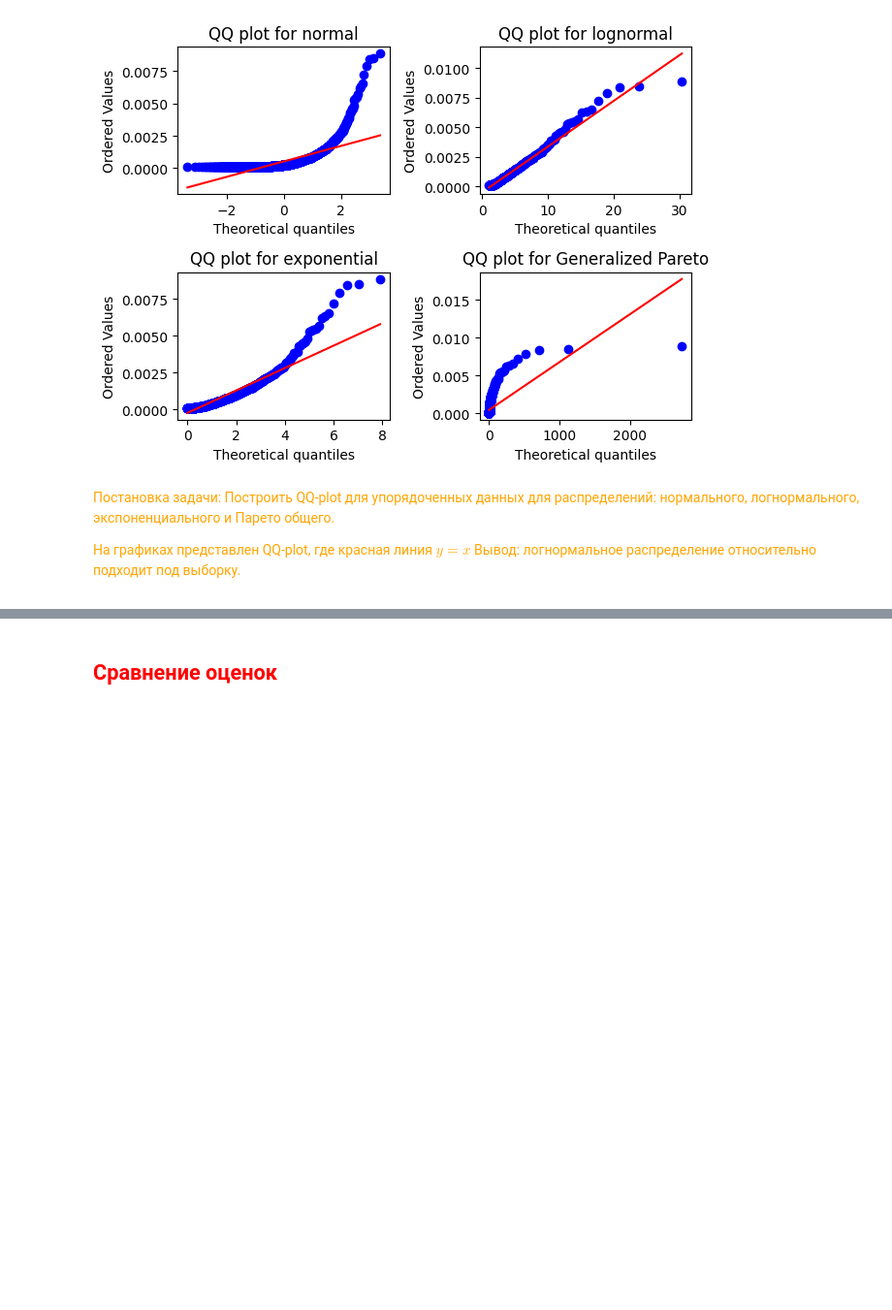
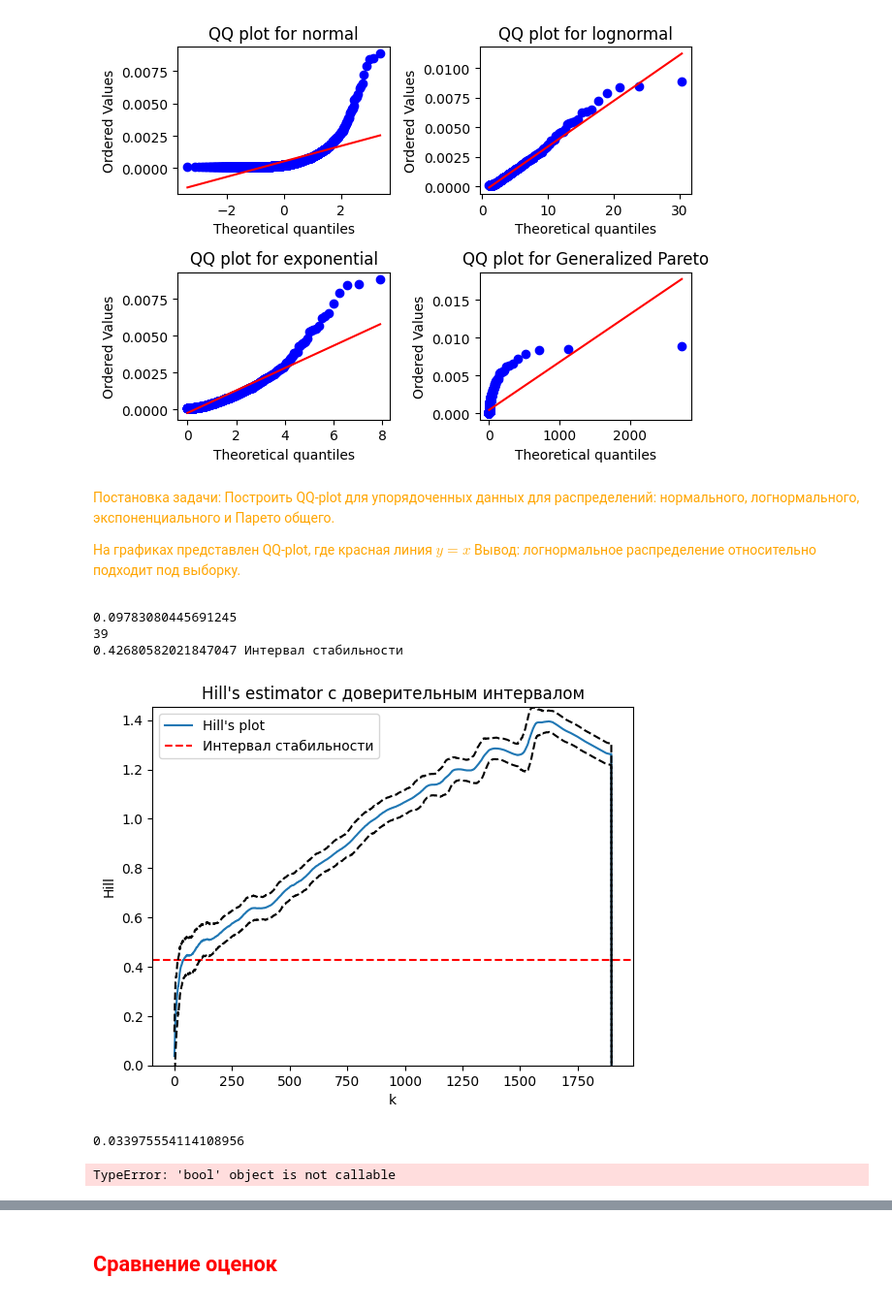
Before and after one commit to Mikhaelyes/Diploma, a Jupyter notebook: Programs/Real_graph.ipynb, the cells around one changed output, grey strips where cells are left out. Shown: that part at 97% size. Cells and saved outputs as stored; diff of their text form; code cells hidden in the pictures; blank space fills up the shorter version.

```diff
--- a/Programs/Real_graph.ipynb
+++ b/Programs/Real_graph.ipynb
@@ -182,6 +182,38 @@ def plot_est(Data, label='Data'):
 
     # plt.savefig(my_path + "/Text" + '/Imagines' + '/' + label)
     plt.show()
+# %%
+def plot_est_bs(input, name='Hill', print=False):
+    val_mean = input[0]
+    val_dn = input[1]
+    val_up = input[2]
+    legend = []
+    n = len(val_mean)
+
+    k_find = pm.eye_ball(val_mean)
+    print(k_find)
+    y = val_mean[k_find]
+    x = np.arange(val_up.size)
+
+    plt.plot(val_mean)
+    legend.append(f"{name}'s plot")
+
+    plt.axhline(y, color = 'r', linestyle="--")
+    legend.append(f"Интервал стабильности")
+    print(f"{y} Интервал стабильности")
+    plt.plot(x, val_up, 'k--')
+    plt.plot(x, val_dn, 'k--')
+
+    plt.ylim(np.min(val_mean[int(n/20):int(0.95*n)]), np.max(val_mean[int(n/20):int(0.95*n)]))
+
+    plt.xlabel('k') #Подпись для оси х
+    plt.ylabel(name) #Подпись для оси y
+    plt.legend(legend, loc="upper left")
+    plt.title(f"{name}'s estimator с доверительным интервалом") #Название
+    if print:
+        plt.savefig(my_path + "/Text" + '/Imagines' + '/' + name)
+
+    plt.show()
 # %%
 GammaH = pm.hill(X)
 REst = pm.ratio_estimator(X)
@@ -196,3 +228,6 @@ num_gamma = pm.mixed_moment(X)
 # plot_est(GammaUH, label='UH_estimator')
 # plot_est(GammaP, label='Pickands_estimator')
 # plot_est(num_gamma, label='Mixed_moment_estimator')
+# %%
+interval = 0.9
+output_1 = pm.bootstrap_est(X, interval, func=pm.hill)
@@ -198,0 +244,12 @@ num_gamma = pm.mixed_moment(X)
+# %%
+plot_est_bs(output_1, name='Hill')
+# %% [output]
+0.09783080445691245
+39
+0.42680582021847047 Интервал стабильности
+[figure, added]
+# %%
+plot_est_bs(output_2, name='Ratio_estimator')
+# %% [output]
+0.033975554114108956
+TypeError: 'bool' object is not callable
```
Also changed, not shown: parts of 10 cells of this notebook, 3 other files.
